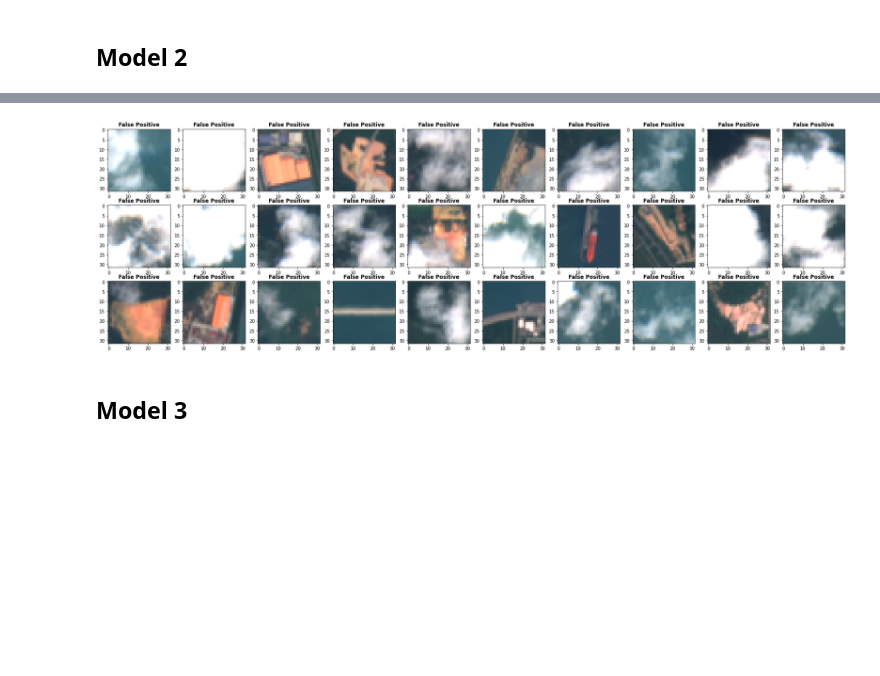
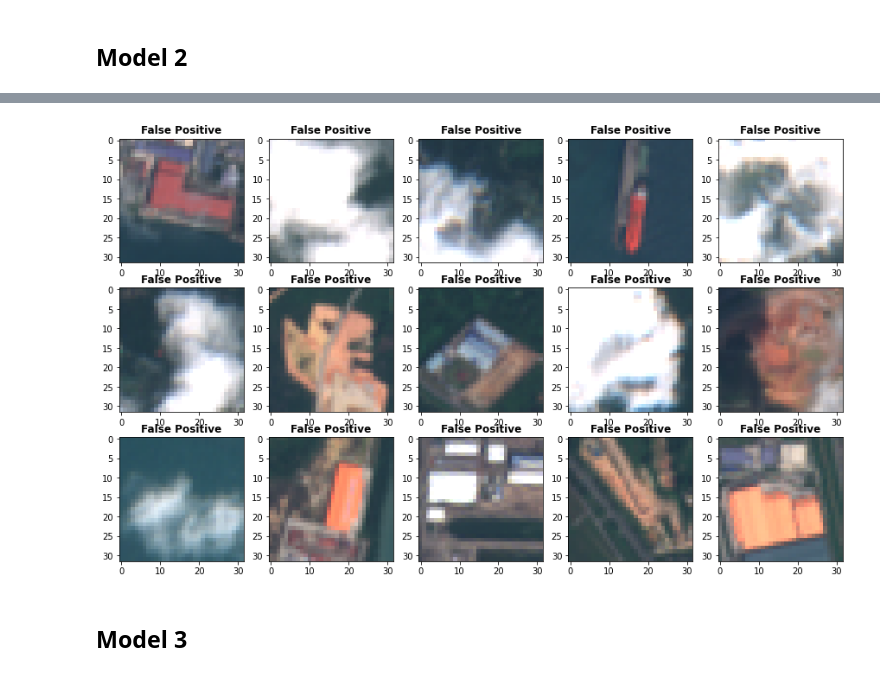
Before and after one commit to e-chong/Singapore-Ship-Detection, a Jupyter notebook: Main_submission.ipynb, the cells around one changed output, grey strips where cells are left out. Drawn from its saved outputs; the diff is of its cells as text; code cells hidden in the pictures; blank space fills up the shorter version.

```diff
--- a/Main_submission.ipynb
+++ b/Main_submission.ipynb
@@ -1125,7 +1116,7 @@ plot_results(m2_eval, 'False Negative', sat_img, rows=3, cols =10)
 # %%
-plot_results(m2_eval, 'False Positive', sat_img, rows=3, cols =10)
+plot_results(m2_eval, 'False Positive', sat_img, rows=3, cols =5)
 # %% [output]
-[figure, old version]
+[figure, new version]
 # %% [markdown]
 ## Model 3
 # %%
```
Also changed, not shown: parts of 49 cells of this notebook.
